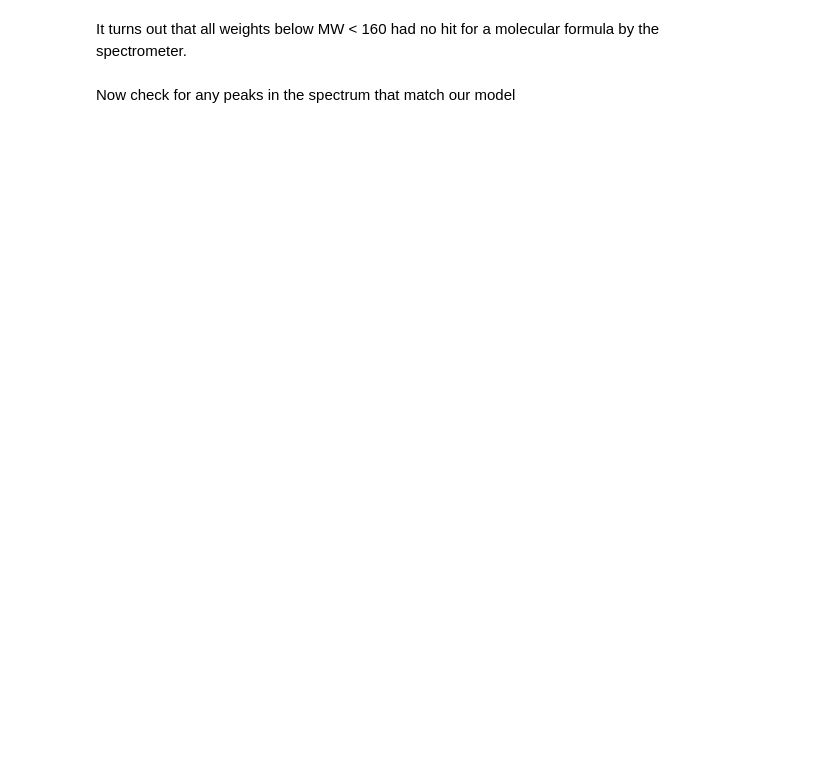
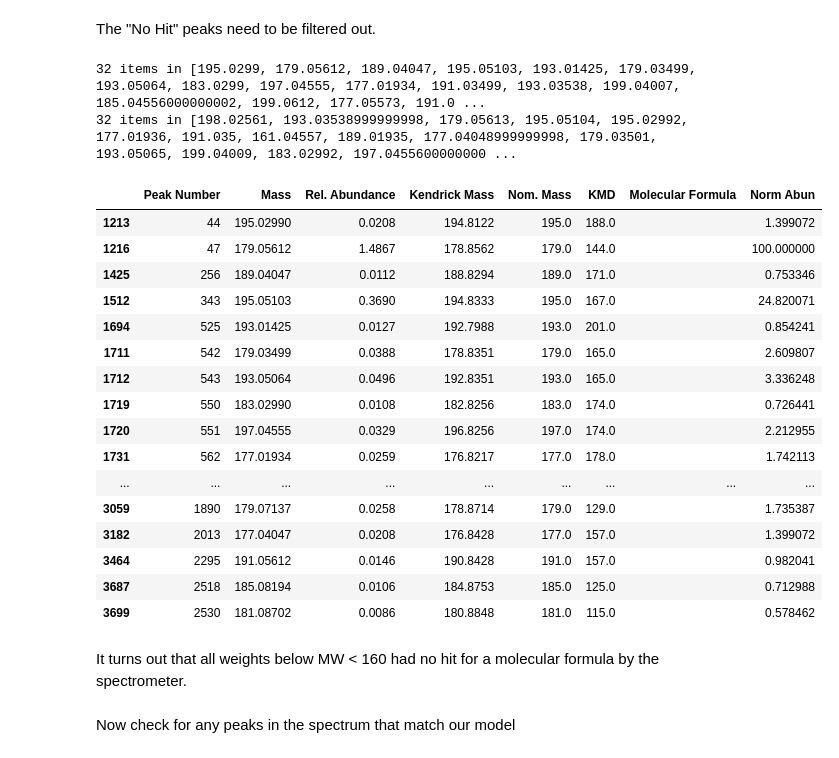
Before and after one commit to Reaction-Space-Explorer/reac-space-exp, a Jupyter notebook: plots/mass_spectra_plot.ipynb, the cells around one changed output. Drawn from its saved outputs; the diff is of its cells as text; code cells hidden in the pictures; blank space fills up the shorter version.

```diff
--- a/plots/mass_spectra_plot.ipynb
+++ b/plots/mass_spectra_plot.ipynb
@@ -7,6 +7,8 @@ import math
 import pandas as pd
 import numpy as np
 # %%
-df = pd.read_csv("39_Formose reaction_MeOH.csv")#39_Formose reaction_MeOH.csv
-print(df.columns)
+#formose_df = pd.read_csv("39_Formose reaction_MeOH.csv")#39_Formose reaction_MeOH.csv
+wet_dextrose = pd.read_csv('dextrose_wet_impcols.csv')
+dry_dextrose = pd.read_csv('glucose_dry_impcols.csv')
+print(wet_dextrose.columns)
 # %% [output]
@@ -50,0 +38,26 @@ print(f'{len(mass_list)} items in {mass_list}')
+# %% [markdown]
+The "No Hit" peaks need to be filtered out.
+# %%
+cleaned_wet_dex = filter_peaks(wet_dextrose)
+cleaned_dry_dex = filter_peaks(dry_dextrose)
+cleaned_wet_dex
+# %% [output]
+32 items in [195.0299, 179.05612, 189.04047, 195.05103, 193.01425, 179.03499, 193.05064, 183.0299, 197.04555, 177.01934, 191.03499, 193.03538, 199.04007, 185.04556000000002, 199.0612, 177.05573, 191.0 ...
+32 items in [198.02561, 193.03538999999998, 179.05613, 195.05104, 195.02992, 177.01936, 191.035, 161.04557, 189.01935, 177.04048999999998, 179.03501, 193.05065, 199.04009, 183.02992, 197.0455600000000 ...
+|  | Peak Number | Mass | Rel. Abundance | Kendrick Mass | Nom. Mass | KMD | Molecular Formula | Norm Abun |
+| 1213 | 44 | 195.02990 | 0.0208 | 194.8122 | 195.0 | 188.0 |  | 1.399072 |
+| 1216 | 47 | 179.05612 | 1.4867 | 178.8562 | 179.0 | 144.0 |  | 100.000000 |
+| 1425 | 256 | 189.04047 | 0.0112 | 188.8294 | 189.0 | 171.0 |  | 0.753346 |
+| 1512 | 343 | 195.05103 | 0.3690 | 194.8333 | 195.0 | 167.0 |  | 24.820071 |
+| 1694 | 525 | 193.01425 | 0.0127 | 192.7988 | 193.0 | 201.0 |  | 0.854241 |
+| 1711 | 542 | 179.03499 | 0.0388 | 178.8351 | 179.0 | 165.0 |  | 2.609807 |
+| 1712 | 543 | 193.05064 | 0.0496 | 192.8351 | 193.0 | 165.0 |  | 3.336248 |
+| 1719 | 550 | 183.02990 | 0.0108 | 182.8256 | 183.0 | 174.0 |  | 0.726441 |
+| 1720 | 551 | 197.04555 | 0.0329 | 196.8256 | 197.0 | 174.0 |  | 2.212955 |
+| 1731 | 562 | 177.01934 | 0.0259 | 176.8217 | 177.0 | 178.0 |  | 1.742113 |
+| ... | ... | ... | ... | ... | ... | ... | ... | ... |
+| 3059 | 1890 | 179.07137 | 0.0258 | 178.8714 | 179.0 | 129.0 |  | 1.735387 |
+| 3182 | 2013 | 177.04047 | 0.0208 | 176.8428 | 177.0 | 157.0 |  | 1.399072 |
+| 3464 | 2295 | 191.05612 | 0.0146 | 190.8428 | 191.0 | 157.0 |  | 0.982041 |
+| 3687 | 2518 | 185.08194 | 0.0106 | 184.8753 | 185.0 | 125.0 |  | 0.712988 |
+| 3699 | 2530 | 181.08702 | 0.0086 | 180.8848 | 181.0 | 115.0 |  | 0.578462 |
```
Also changed, not shown: parts of 19 cells of this notebook.
